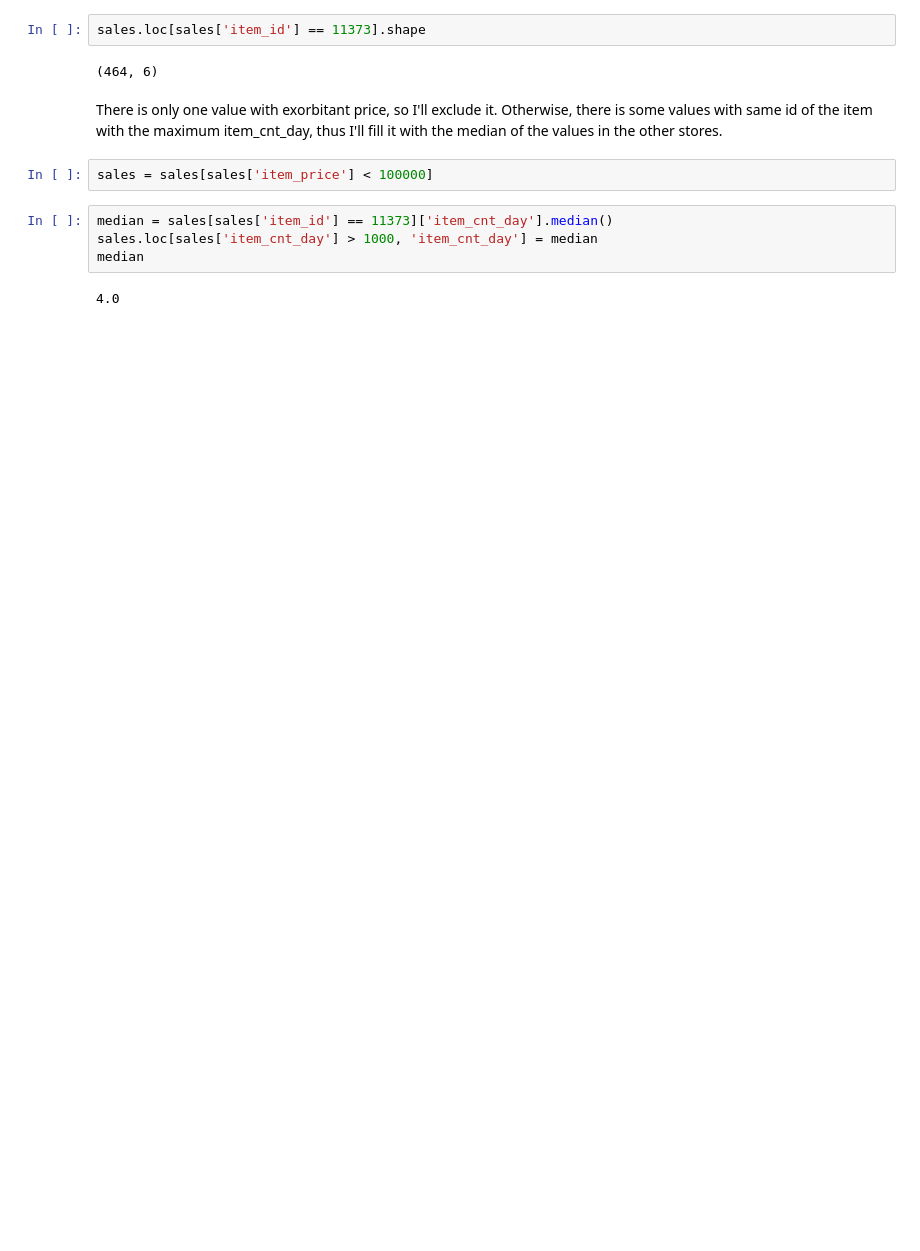
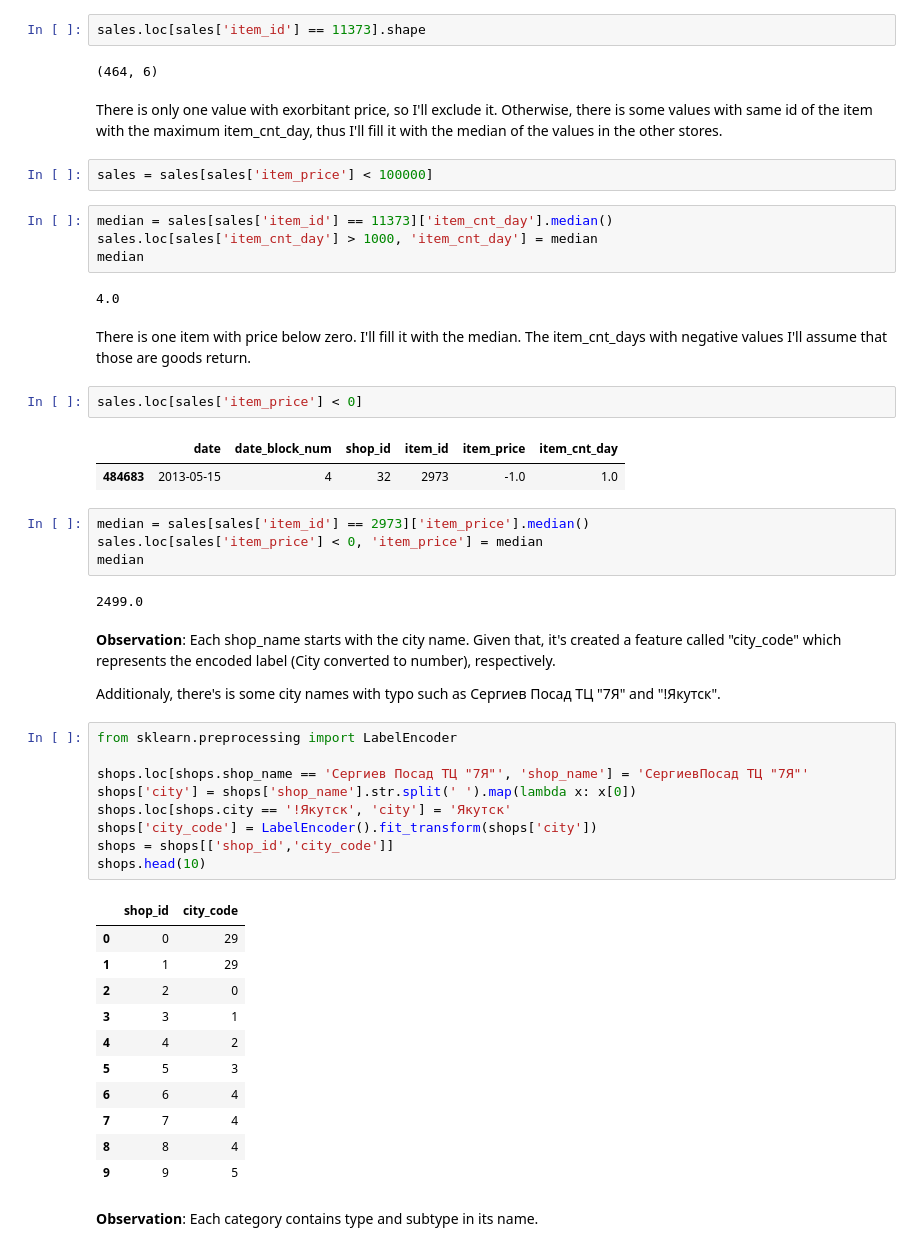
Before and after one commit to Azurelle/Predict-Future-Sales-1, a Jupyter notebook: notebooks/data_wrangling.ipynb, the cells around one changed output. Cells and saved outputs as stored; diff of their text form; blank space fills up the shorter version.

Commit message:
Adding some preprocessing data

```diff
--- a/notebooks/data_wrangling.ipynb
+++ b/notebooks/data_wrangling.ipynb
@@ -108,3 +110,43 @@ sales.loc[sales['item_cnt_day'] > 1000, 'item_cnt_day'] = median
 median
 # %% [output]
 4.0
+# %% [markdown]
+There is one item with price below zero. I'll fill it with the median. The item_cnt_days with negative values I'll assume that those are goods return.
+# %%
+sales.loc[sales['item_price'] < 0]
+# %% [output]
+|  | date | date_block_num | shop_id | item_id | item_price | item_cnt_day |
+| 484683 | 2013-05-15 | 4 | 32 | 2973 | -1.0 | 1.0 |
+# %%
+median = sales[sales['item_id'] == 2973]['item_price'].median()
+sales.loc[sales['item_price'] < 0, 'item_price'] = median
+median
+# %% [output]
+2499.0
+# %% [markdown]
+**Observation**: Each shop_name starts with the city name. Given that, it's created a feature called "city_code" which represents the encoded label (City converted to number), respectively.
+
+Additionaly, there's is some city names with typo such as Сергиев Посад ТЦ "7Я" and "!Якутск".
+# %%
+from sklearn.preprocessing import LabelEncoder
+
+shops.loc[shops.shop_name == 'Сергиев Посад ТЦ "7Я"', 'shop_name'] = 'СергиевПосад ТЦ "7Я"'
+shops['city'] = shops['shop_name'].str.split(' ').map(lambda x: x[0])
+shops.loc[shops.city == '!Якутск', 'city'] = 'Якутск'
+shops['city_code'] = LabelEncoder().fit_transform(shops['city'])
+shops = shops[['shop_id','city_code']]
+shops.head(10)
+# %% [output]
+|  | shop_id | city_code |
+| 0 | 0 | 29 |
+| 1 | 1 | 29 |
+| 2 | 2 | 0 |
+| 3 | 3 | 1 |
+| 4 | 4 | 2 |
+| 5 | 5 | 3 |
+| 6 | 6 | 4 |
+| 7 | 7 | 4 |
+| 8 | 8 | 4 |
+| 9 | 9 | 5 |
+# %% [markdown]
+**Observation**: Each category contains type and subtype in its name.
```
Also changed, not shown: parts of 2 cells of this notebook, 1 other file.
